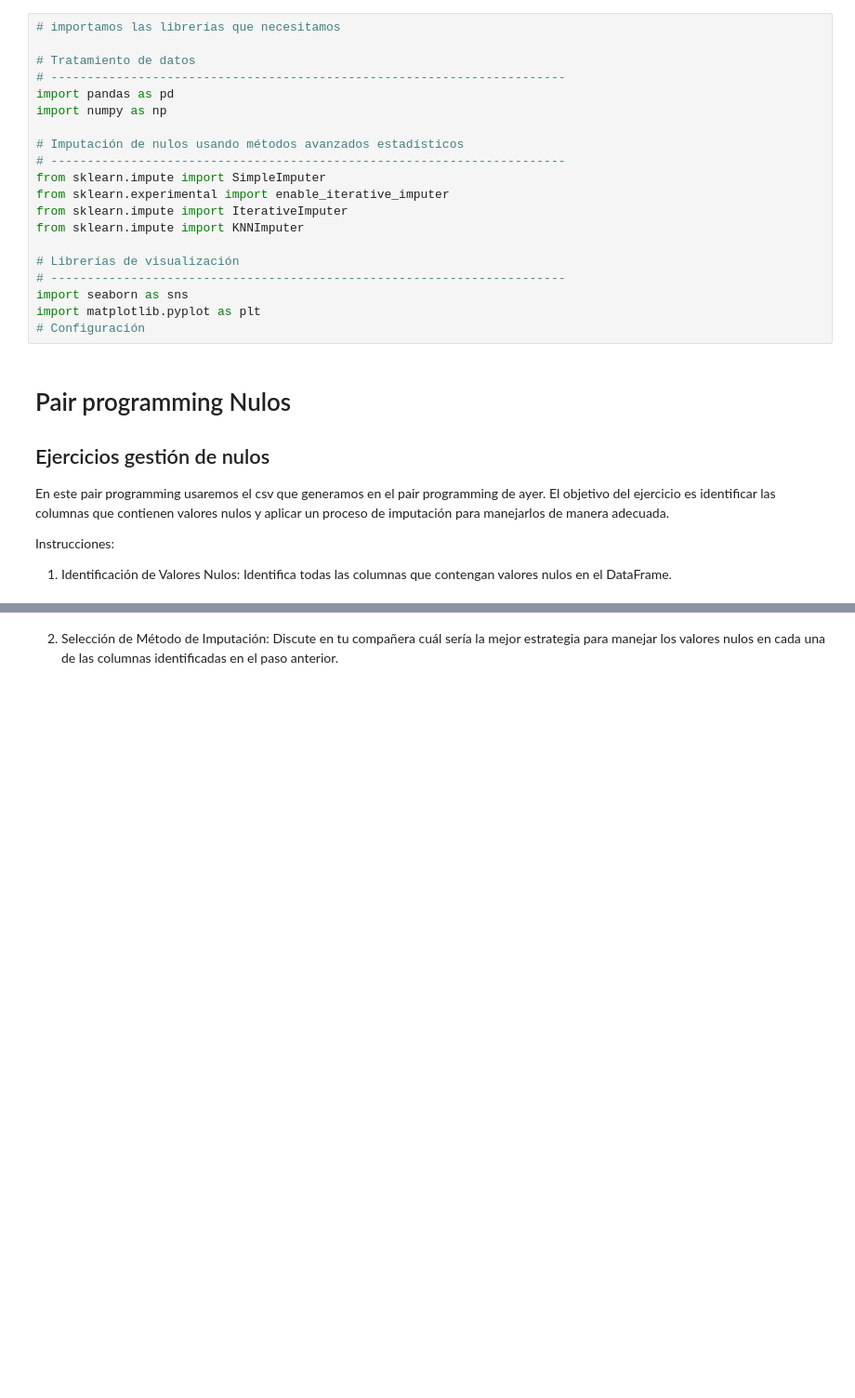
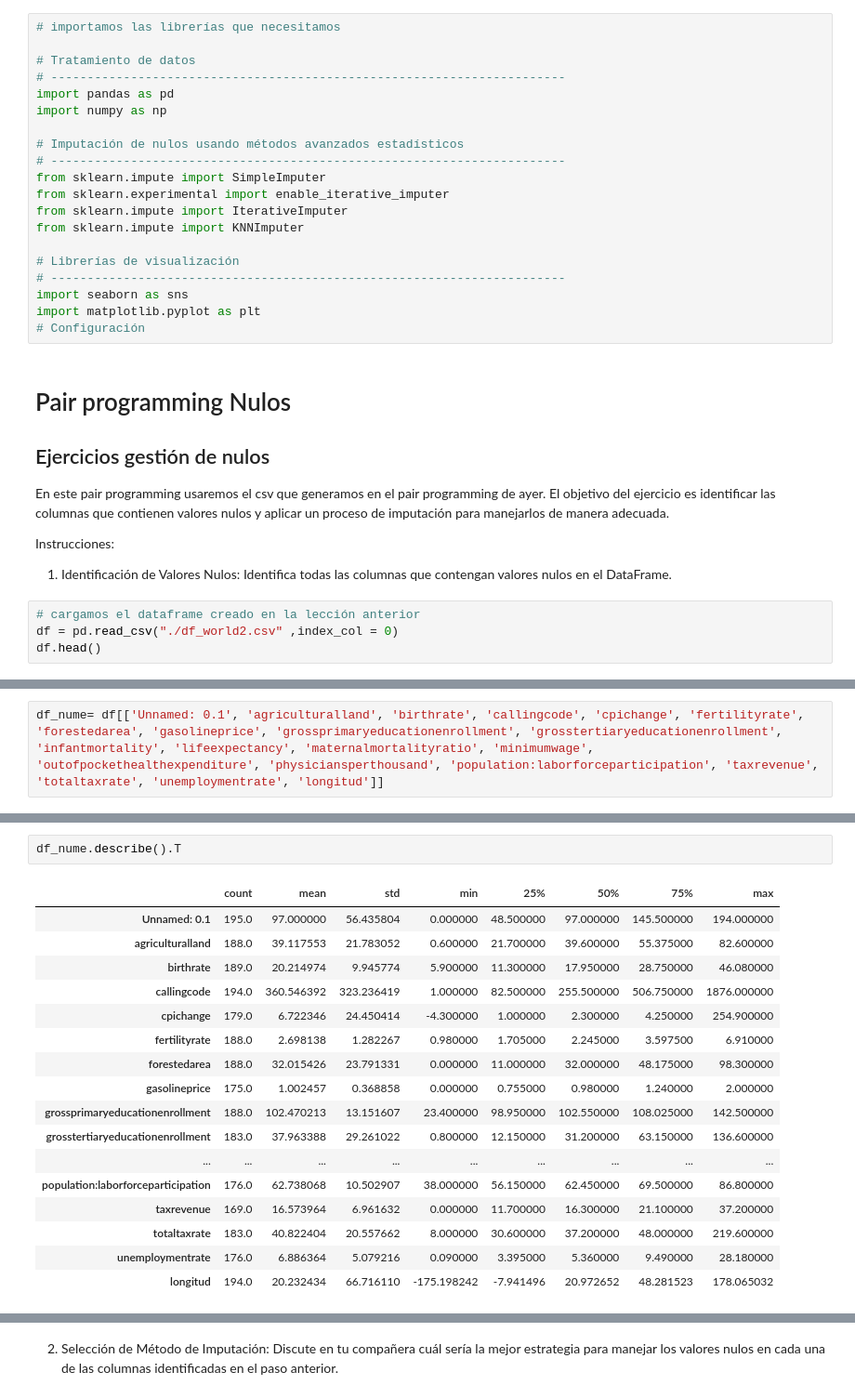
Before and after one commit to karinem0/promoG-modulo3-sprint1-pairprogramming-Fedra-Karine, a Jupyter notebook: 6.Nulos_Pair_programming.ipynb, the cells around one changed output, grey strips where cells are left out. Shown at 93% size. Cells and saved outputs as stored; diff of their text form; blank space fills up the shorter version.

```diff
--- a/6.Nulos_Pair_programming.ipynb
+++ b/6.Nulos_Pair_programming.ipynb
@@ -28,3 +28,7 @@ En este pair programming usaremos el csv que generamos en el pair programming de
 Instrucciones:
 
 1. Identificación de Valores Nulos: Identifica todas las columnas que contengan valores nulos en el DataFrame.
+# %%
+# cargamos el dataframe creado en la lección anterior
+df = pd.read_csv("./df_world2.csv" ,index_col = 0)
+df.head()
@@ -30,0 +130,2 @@ Instrucciones:
+# %%
+df_nume= df[['Unnamed: 0.1', 'agriculturalland', 'birthrate', 'callingcode', 'cpichange', 'fertilityrate', 'forestedarea', 'gasolineprice', 'grossprimaryeducationenrollment', 'grosstertiaryeducationenrollment', 'infantmortality', 'lifeexpectancy', 'maternalmortalityratio', 'minimumwage', 'outofpockethealthexpenditure', 'physiciansperthousand', 'population:laborforceparticipation', 'taxrevenue', 'totaltaxrate', 'unemploymentrate', 'longitud']]
@@ -30,0 +168,20 @@ Instrucciones:
+# %%
+df_nume.describe().T
+# %% [output]
+|  | count | mean | std | min | 25% | 50% | 75% | max |
+| Unnamed: 0.1 | 195.0 | 97.000000 | 56.435804 | 0.000000 | 48.500000 | 97.000000 | 145.500000 | 194.000000 |
+| agriculturalland | 188.0 | 39.117553 | 21.783052 | 0.600000 | 21.700000 | 39.600000 | 55.375000 | 82.600000 |
+| birthrate | 189.0 | 20.214974 | 9.945774 | 5.900000 | 11.300000 | 17.950000 | 28.750000 | 46.080000 |
+| callingcode | 194.0 | 360.546392 | 323.236419 | 1.000000 | 82.500000 | 255.500000 | 506.750000 | 1876.000000 |
+| cpichange | 179.0 | 6.722346 | 24.450414 | -4.300000 | 1.000000 | 2.300000 | 4.250000 | 254.900000 |
+| fertilityrate | 188.0 | 2.698138 | 1.282267 | 0.980000 | 1.705000 | 2.245000 | 3.597500 | 6.910000 |
+| forestedarea | 188.0 | 32.015426 | 23.791331 | 0.000000 | 11.000000 | 32.000000 | 48.175000 | 98.300000 |
+| gasolineprice | 175.0 | 1.002457 | 0.368858 | 0.000000 | 0.755000 | 0.980000 | 1.240000 | 2.000000 |
+| grossprimaryeducationenrollment | 188.0 | 102.470213 | 13.151607 | 23.400000 | 98.950000 | 102.550000 | 108.025000 | 142.500000 |
+| grosstertiaryeducationenrollment | 183.0 | 37.963388 | 29.261022 | 0.800000 | 12.150000 | 31.200000 | 63.150000 | 136.600000 |
+| ... | ... | ... | ... | ... | ... | ... | ... | ... |
+| population:laborforceparticipation | 176.0 | 62.738068 | 10.502907 | 38.000000 | 56.150000 | 62.450000 | 69.500000 | 86.800000 |
+| taxrevenue | 169.0 | 16.573964 | 6.961632 | 0.000000 | 11.700000 | 16.300000 | 21.100000 | 37.200000 |
+| totaltaxrate | 183.0 | 40.822404 | 20.557662 | 8.000000 | 30.600000 | 37.200000 | 48.000000 | 219.600000 |
+| unemploymentrate | 176.0 | 6.886364 | 5.079216 | 0.090000 | 3.395000 | 5.360000 | 9.490000 | 28.180000 |
+| longitud | 194.0 | 20.232434 | 66.716110 | -175.198242 | -7.941496 | 20.972652 | 48.281523 | 178.065032 |
```
Also changed, not shown: parts of 15 cells of this notebook, 1 other file.
